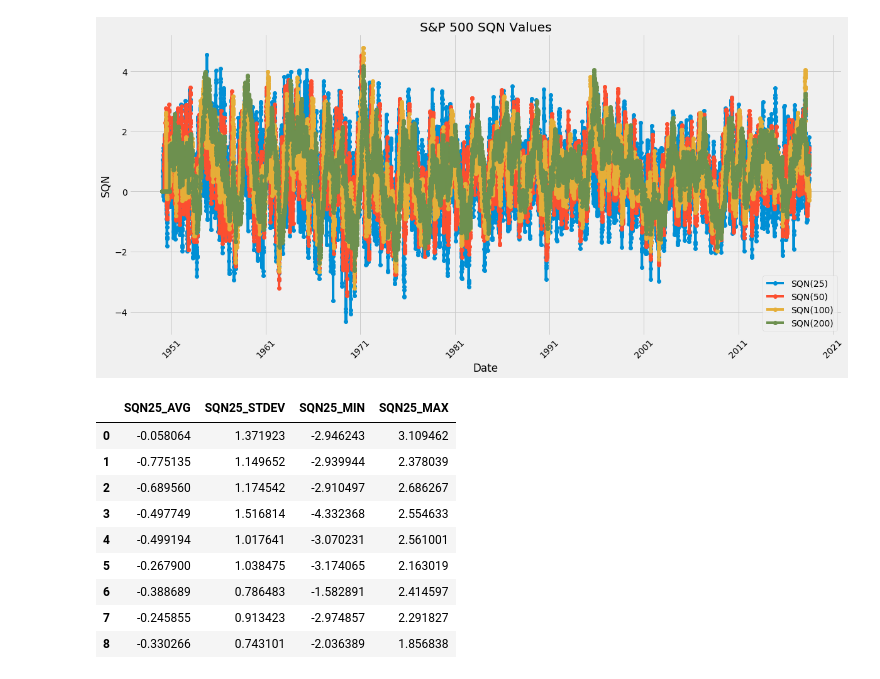
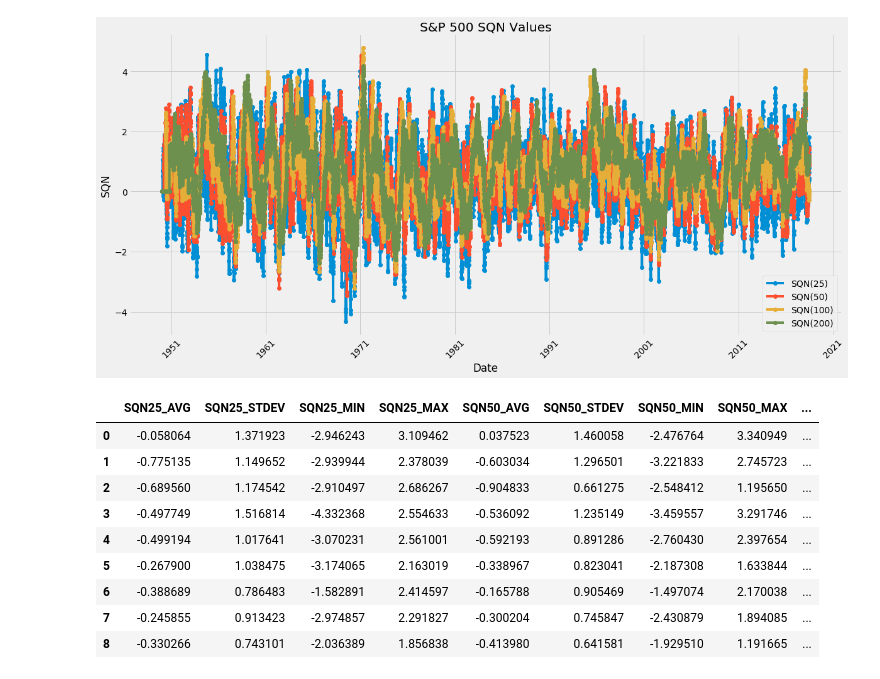
Before and after one commit to SugahShane/Market_Analysis, a Jupyter notebook: Bear Market Research Notebook.ipynb, the cells around one changed output. Drawn from its saved outputs; the diff is of its cells as text; code cells hidden in the pictures.

```diff
--- a/Bear Market Research Notebook.ipynb
+++ b/Bear Market Research Notebook.ipynb
@@ -9,7 +9,7 @@ import plotly.graph_objs as go
 
 if os.environ['COMPUTERNAME'] == 'SEA-1800049207Q':
     SP500_BASE_DIRECTORY = "C:\\Users\\brewshan\\Dropbox\\PyCharm Projects\\Market Analysis\\"
-elif os.environ['COMPUTERNAME'] == 'SHANETRADINGD':
+elif os.environ['COMPUTERNAME'] == 'SHANE-TRADING-D':
     SP500_BASE_DIRECTORY = "C:\\Users\\Shane\\Dropbox\\PyCharm Projects\\Market Analysis\\"
 
 SP500_DATA_DIRECTORY = SP500_BASE_DIRECTORY + "data\\"
@@ -144,31 +144,61 @@ plt.show()
 # %%
 import statistics
 
 sqn_df = pd.DataFrame()
 for row in drawdown_df.itertuples():
     # Slice the SP500 df based on start and end dates of the drawdown
     start_index = getattr(row, 'Start_Date_Index')
     end_index = getattr(row, 'End_Date_Index')
     drawdown_slice_df = sp500_df[start_index:end_index + 1]
+
     sqn25_avg = statistics.mean(drawdown_slice_df['SP500_SQN25'])
     sqn25_stdev = statistics.stdev(drawdown_slice_df['SP500_SQN25'])
     sqn25_min = min(drawdown_slice_df['SP500_SQN25'])
     sqn25_max = max(drawdown_slice_df['SP500_SQN25'])
+
+    sqn50_avg = statistics.mean(drawdown_slice_df['SP500_SQN50'])
+    sqn50_stdev = statistics.stdev(drawdown_slice_df['SP500_SQN50'])
+    sqn50_min = min(drawdown_slice_df['SP500_SQN50'])
+    sqn50_max = max(drawdown_slice_df['SP500_SQN50'])
+
+    sqn100_avg = statistics.mean(drawdown_slice_df['SP500_SQN100'])
+    sqn100_stdev = statistics.stdev(drawdown_slice_df['SP500_SQN100'])
+    sqn100_min = min(drawdown_slice_df['SP500_SQN100'])
+    sqn100_max = max(drawdown_slice_df['SP500_SQN100'])
+
+    sqn200_avg = statistics.mean(drawdown_slice_df['SP500_SQN200'])
+    sqn200_stdev = statistics.stdev(drawdown_slice_df['SP500_SQN200'])
+    sqn200_min = min(drawdown_slice_df['SP500_SQN200'])
+    sqn200_max = max(drawdown_slice_df['SP500_SQN200'])
+
     df = pd.DataFrame({'SQN25_AVG': sqn25_avg,
-                   'SQN25_STDEV': sqn25_stdev,
-                   'SQN25_MIN': sqn25_min,
-                   'SQN25_MAX': sqn25_max}, index=[0])
+                       'SQN25_STDEV': sqn25_stdev,
+                       'SQN25_MIN': sqn25_min,
+                       'SQN25_MAX': sqn25_max,
+                       'SQN50_AVG': sqn50_avg,
+                       'SQN50_STDEV': sqn50_stdev,
+                       'SQN50_MIN': sqn50_min,
+                       'SQN50_MAX': sqn50_max,
+                       'SQN100_AVG': sqn100_avg,
+                       'SQN100_STDEV': sqn100_stdev,
+                       'SQN100_MIN': sqn100_min,
+                       'SQN100_MAX': sqn100_max,
+                       'SQN200_AVG': sqn200_avg,
+                       'SQN200_STDEV': sqn200_stdev,
+                       'SQN200_MIN': sqn200_min,
+                       'SQN200_MAX': sqn200_max}, index=[0])
 
     sqn_df = sqn_df.append(df, ignore_index=True)
+
 pd.DataFrame(sqn_df)
 # %% [output]
-|  | SQN25_AVG | SQN25_STDEV | SQN25_MIN | SQN25_MAX |
-| 0 | -0.058064 | 1.371923 | -2.946243 | 3.109462 |
-| 1 | -0.775135 | 1.149652 | -2.939944 | 2.378039 |
-| 2 | -0.689560 | 1.174542 | -2.910497 | 2.686267 |
-| 3 | -0.497749 | 1.516814 | -4.332368 | 2.554633 |
-| 4 | -0.499194 | 1.017641 | -3.070231 | 2.561001 |
-| 5 | -0.267900 | 1.038475 | -3.174065 | 2.163019 |
-| 6 | -0.388689 | 0.786483 | -1.582891 | 2.414597 |
-| 7 | -0.245855 | 0.913423 | -2.974857 | 2.291827 |
-| 8 | -0.330266 | 0.743101 | -2.036389 | 1.856838 |
+|  | SQN25_AVG | SQN25_STDEV | SQN25_MIN | SQN25_MAX | SQN50_AVG | SQN50_STDEV | SQN50_MIN | SQN50_MAX | ... |
+| 0 | -0.058064 | 1.371923 | -2.946243 | 3.109462 | 0.037523 | 1.460058 | -2.476764 | 3.340949 | ... |
+| 1 | -0.775135 | 1.149652 | -2.939944 | 2.378039 | -0.603034 | 1.296501 | -3.221833 | 2.745723 | ... |
+| 2 | -0.689560 | 1.174542 | -2.910497 | 2.686267 | -0.904833 | 0.661275 | -2.548412 | 1.195650 | ... |
+| 3 | -0.497749 | 1.516814 | -4.332368 | 2.554633 | -0.536092 | 1.235149 | -3.459557 | 3.291746 | ... |
+| 4 | -0.499194 | 1.017641 | -3.070231 | 2.561001 | -0.592193 | 0.891286 | -2.760430 | 2.397654 | ... |
+| 5 | -0.267900 | 1.038475 | -3.174065 | 2.163019 | -0.338967 | 0.823041 | -2.187308 | 1.633844 | ... |
+| 6 | -0.388689 | 0.786483 | -1.582891 | 2.414597 | -0.165788 | 0.905469 | -1.497074 | 2.170038 | ... |
+| 7 | -0.245855 | 0.913423 | -2.974857 | 2.291827 | -0.300204 | 0.745847 | -2.430879 | 1.894085 | ... |
+| 8 | -0.330266 | 0.743101 | -2.036389 | 1.856838 | -0.413980 | 0.641581 | -1.929510 | 1.191665 | ... |
```
Also changed, not shown: 2 other files.
